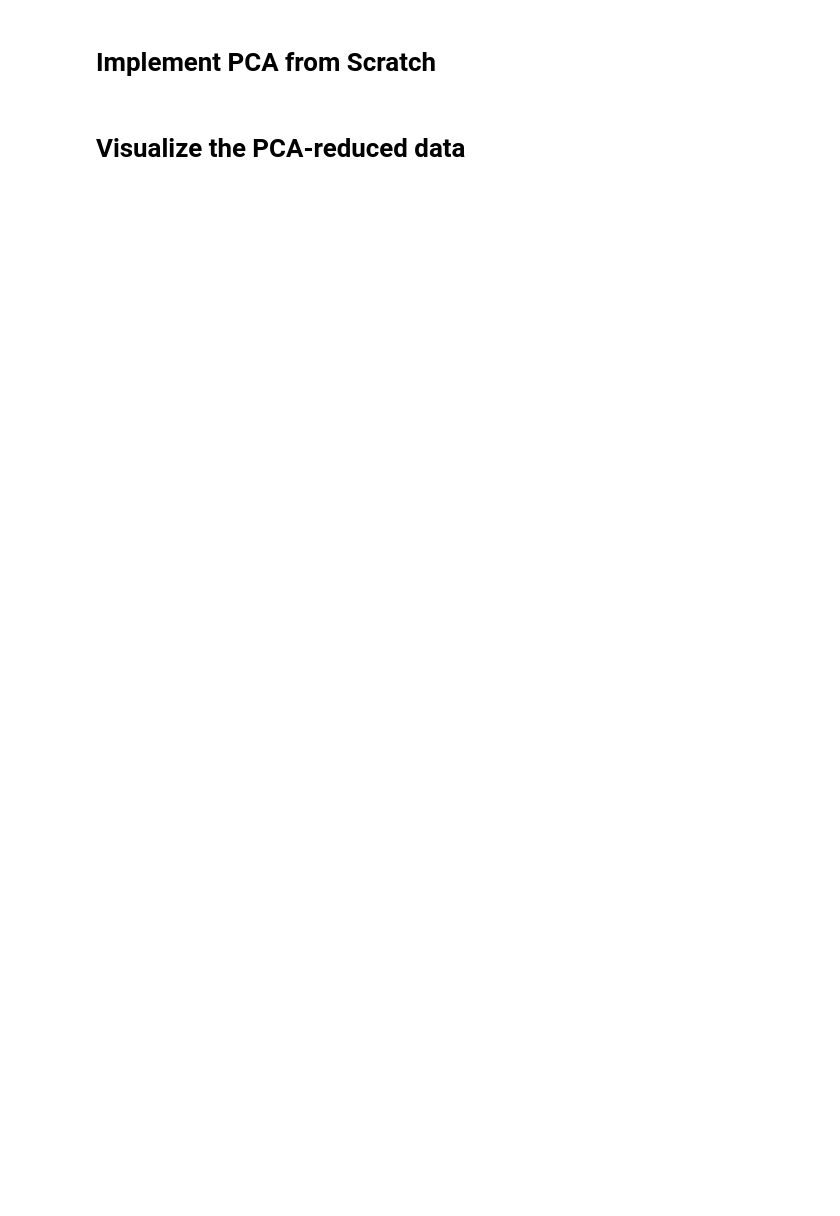
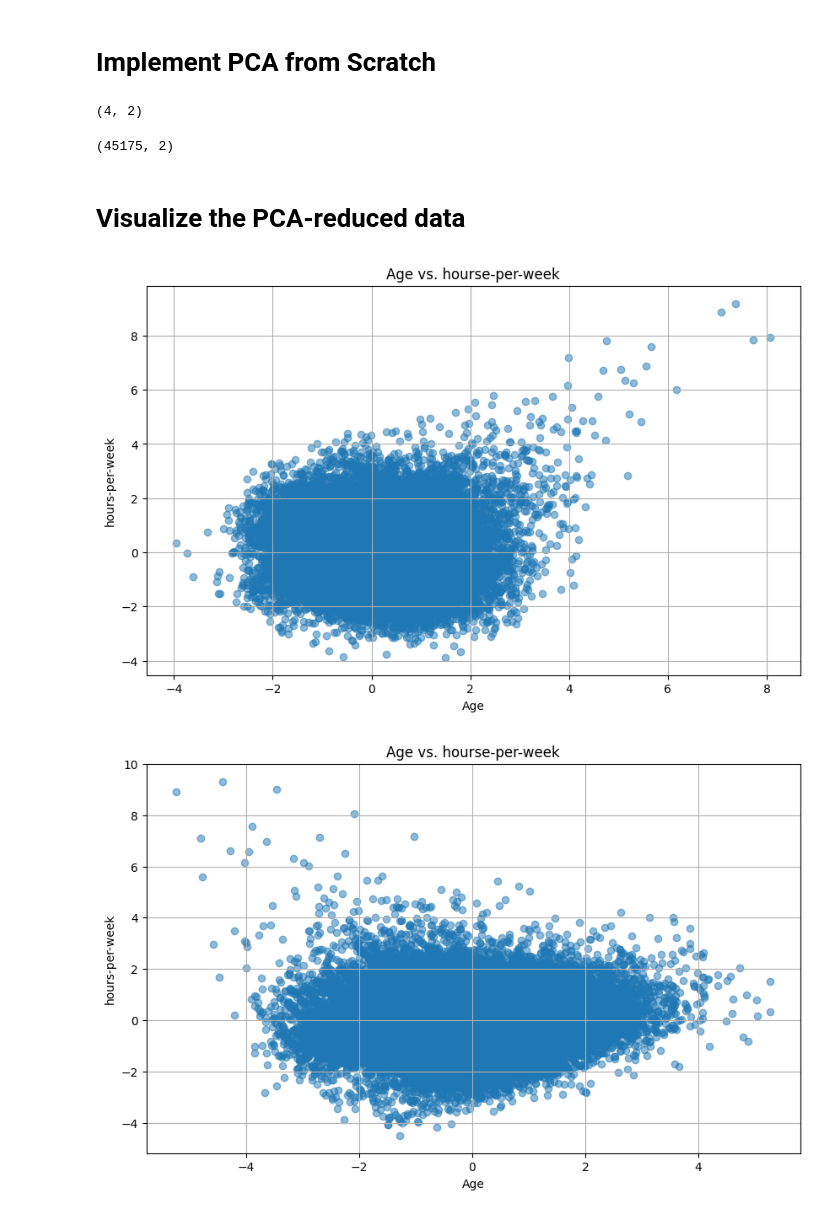
Before and after one commit to mmahdin/Data-Mining-Projects, a Jupyter notebook: DM-Project1.ipynb, the cells around one changed output. Saved outputs shown, nothing was run; the diff lists cells and outputs as text; code cells hidden in the pictures; blank space fills up the shorter version.

```diff
--- a/DM-Project1.ipynb
+++ b/DM-Project1.ipynb
@@ -199,0 +235,4 @@ df[features_to_normalize] = scaler.fit_transform(df[features_to_normalize])
+# %%
+eig_vecs.shape
+# %% [output]
+(4, 2)
@@ -200,24 +273,59 @@ df[features_to_normalize] = scaler.fit_transform(df[features_to_normalize])
+# %%
+from sklearn.decomposition import PCA
+
+X = df[features_to_normalize].values
+pca = PCA(n_components=2)
+
+X_2D = pca.fit_transform(X)
+
+X_2D.shape
+# %% [output]
+(45175, 2)
 # %% [markdown]
 # Visualize the PCA-reduced data
 # %%
 
 # Scatter Plot for 2D PCA Data (choose 2 pricipal components)
 
 # your code here:
 
-?
+plt.figure(figsize=(10, 6))
+plt.scatter(A[:, 0], A[:, 1], alpha=0.5)
+plt.title('Age vs. hourse-per-week')
+plt.xlabel('Age')
+plt.ylabel('hours-per-week')
+plt.grid(True)
+
+plt.show()
+plt.figure(figsize=(10, 6))
+plt.scatter(X_2D[:, 0], X_2D[:, 1], alpha=0.5)
+plt.title('Age vs. hourse-per-week')
+plt.xlabel('Age')
+plt.ylabel('hours-per-week')
+plt.grid(True)
+
+plt.show()
+plt.figure(figsize=(10, 6))
+plt.scatter(A2[:, 0], A2[:, 1], alpha=0.5)
+plt.title('Age vs. hourse-per-week')
+plt.xlabel('Age')
+plt.ylabel('hours-per-week')
+plt.grid(True)
 
 plt.show()
 
 
 
 # Heatmap for Principal Component Correlation
 # This requires calculating the correlation matrix between the original data and the PCA-transformed data.
 
-correlation_matrix = ?
+# correlation_matrix = ?
 
-sns.heatmap(correlation_matrix, annot=True, cmap='coolwarm')
-plt.title('Correlation between Original Features and Principal Components')
-plt.xlabel('Principal Components')
-plt.ylabel('Original Features')
-plt.show()
+# sns.heatmap(correlation_matrix, annot=True, cmap='coolwarm')
+# plt.title('Correlation between Original Features and Principal Components')
+# plt.xlabel('Principal Components')
+# plt.ylabel('Original Features')
+# plt.show()
+# %% [output]
+[figure, added]
+[figure, added]
```
Also changed, not shown: parts of 4 cells of this notebook.
